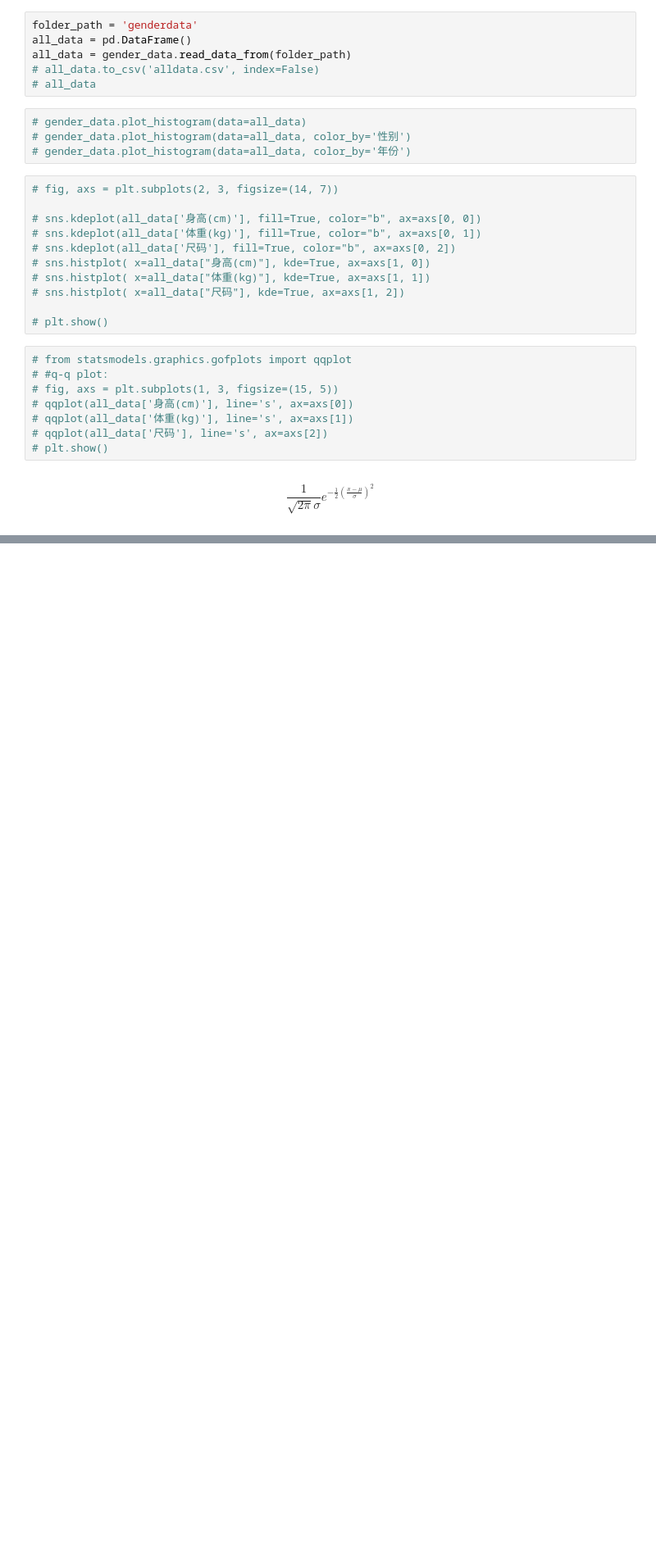
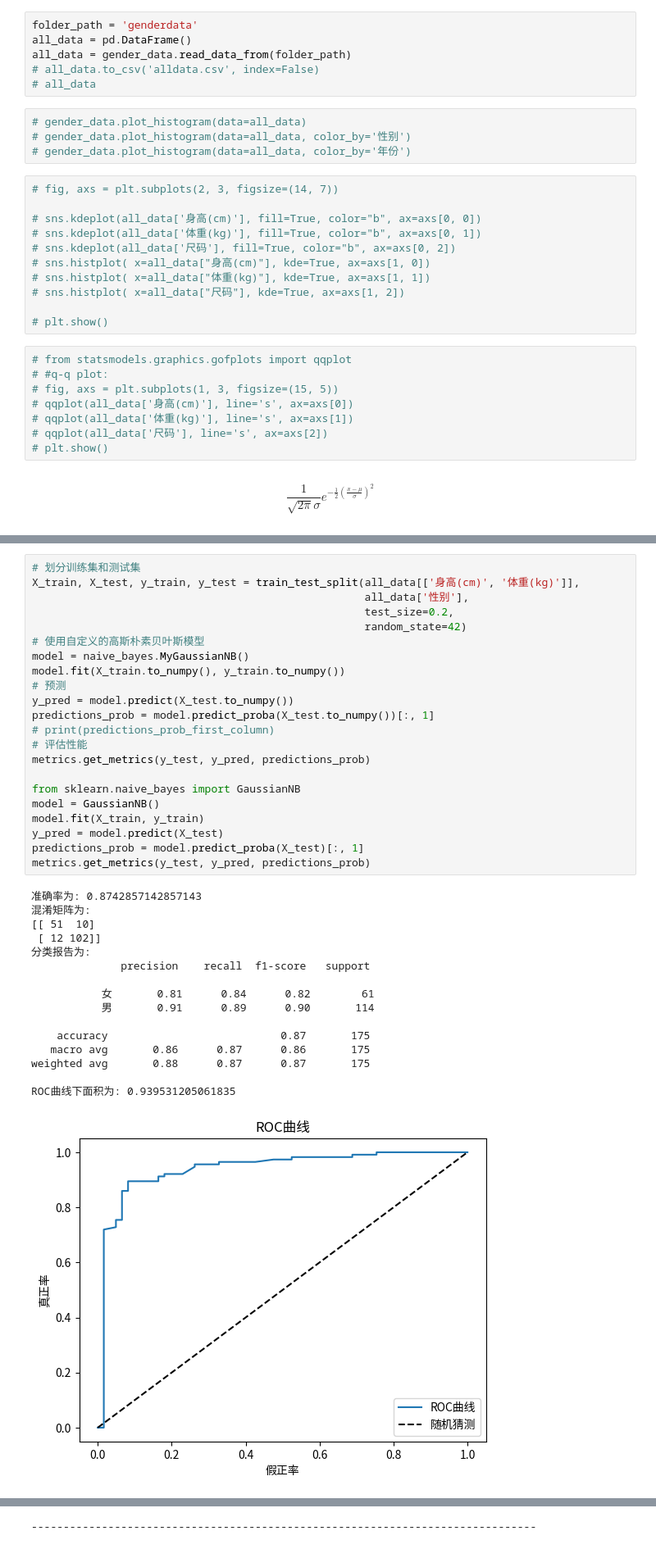
Before and after one commit to ShoiLyaung/UniversityFiles, a Jupyter notebook: Third/Winter/PR/Lab/Lab2/test.ipynb, the cells around one changed output, grey strips where cells are left out. Shown at 82% size. Drawn from its saved outputs; the diff is of its cells as text; blank space fills up the shorter version.

```diff
--- a/Third/Winter/PR/Lab/Lab2/test.ipynb
+++ b/Third/Winter/PR/Lab/Lab2/test.ipynb
@@ -77,0 +171,39 @@ from sklearn.naive_bayes import GaussianNB
+# %%
+# 划分训练集和测试集
+X_train, X_test, y_train, y_test = train_test_split(all_data[['身高(cm)', '体重(kg)']],
+                                                    all_data['性别'],
+                                                    test_size=0.2,
+                                                    random_state=42)
+# 使用自定义的高斯朴素贝叶斯模型
+model = naive_bayes.MyGaussianNB()
+model.fit(X_train.to_numpy(), y_train.to_numpy())
+# 预测
+y_pred = model.predict(X_test.to_numpy())
+predictions_prob = model.predict_proba(X_test.to_numpy())[:, 1]
+# print(predictions_prob_first_column)
+# 评估性能
+metrics.get_metrics(y_test, y_pred, predictions_prob)
+
+from sklearn.naive_bayes import GaussianNB
+model = GaussianNB()
+model.fit(X_train, y_train)
+y_pred = model.predict(X_test)
+predictions_prob = model.predict_proba(X_test)[:, 1]
+metrics.get_metrics(y_test, y_pred, predictions_prob)
+# %% [output]
+准确率为: 0.8742857142857143
+混淆矩阵为:
+[[ 51  10]
+ [ 12 102]]
+分类报告为:
+              precision    recall  f1-score   support
+
+           女       0.81      0.84      0.82        61
+           男       0.91      0.89      0.90       114
+
+    accuracy                           0.87       175
+   macro avg       0.86      0.87      0.86       175
+weighted avg       0.88      0.87      0.87       175
+
+ROC曲线下面积为: 0.939531205061835
+[figure, added]
@@ -77,0 +227 @@ from sklearn.naive_bayes import GaussianNB
+-------------------------------------------------------------------------------
```
Also changed, not shown: parts of 3 cells of this notebook, 2 other files.
